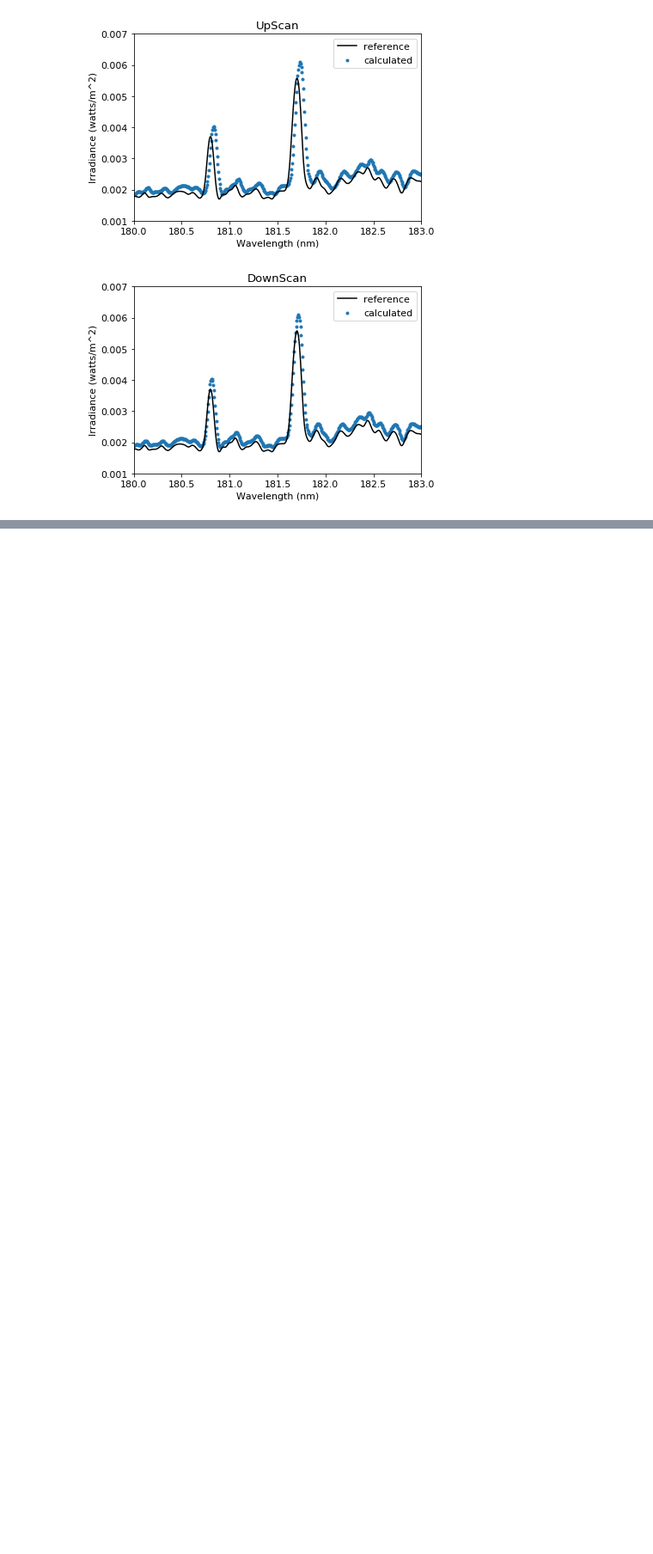
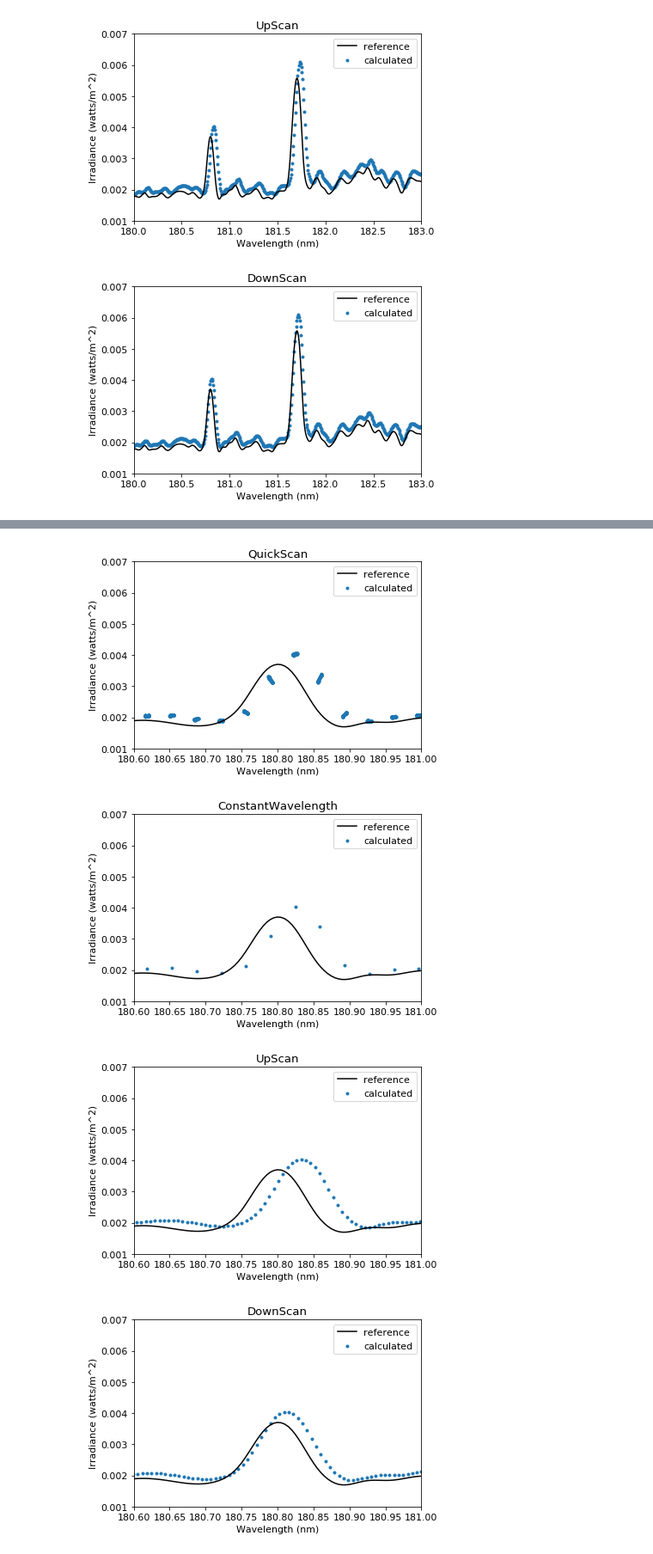
Before and after one commit to wcarande/telemetryChallenge, a Jupyter notebook: py/codingChallenge.ipynb, the cells around one changed output, grey strips where cells are left out. Shown at 86% size. Cells and saved outputs as stored; diff of their text form; code cells hidden in the pictures; blank space fills up the shorter version.

```diff
--- a/py/codingChallenge.ipynb
+++ b/py/codingChallenge.ipynb
@@ -98,12 +99,12 @@ def interpOnTime(x, y, x_new, kind):
     return y_new
 # %%
 # Plot the calculated spectrum against reference
-def plotReferenceSpectrum(df):
+def plotReferenceSpectrum(df, wavelengthRange):
     # plot the calculated values
     plt.scatter(df['wavelengthCorrected'], df['irradiance'],
                 marker='.', label = 'calculated')
     # limit to area around emission lines
-    plt.xlim([180, 183])
+    plt.xlim(wavelengthRange)
     plt.ylim([0.001,0.007])
     # plot the reference values
     plt.plot(df_refSpectrum.ix[:,0], df_refSpectrum.ix[:,1],
@@ -374,7 +407,9 @@ df_refSpectrum = pd.read_csv(spectrum_file)
 # %%
 for planType in list(set(df_data['plan'])):
     if planType != 'Dark':
-        plotReferenceSpectrum(df_data[df_data['plan']==planType])
+        # plotReferenceSpectrum takes a dataframe and an x range as input
+        # [180,183] focuses on the area around the two emission lines
+        plotReferenceSpectrum(df_data[df_data['plan']==planType], [180,183])
         plt.title(planType)
         plt.show()
 # %% [output]
@@ -384,0 +423,15 @@ for planType in list(set(df_data['plan'])):
+# %%
+for planType in list(set(df_data['plan'])):
+    if planType != 'Dark':
+        df = df_data[df_data['plan']==planType]
+        # change the range on plotReferenceSpectrum to focus on one peak
+        wavelengthMin, wavelengthMax = 180.6, 181.0
+        wavelengthRange = [wavelengthMin, wavelengthMax]
+        plotReferenceSpectrum(df, wavelengthRange)
+        plt.title(planType)
+        plt.show()
+# %% [output]
+[figure, added]
+[figure, added]
+[figure, added]
+[figure, added]
```
Also changed, not shown: parts of 11 cells of this notebook.
